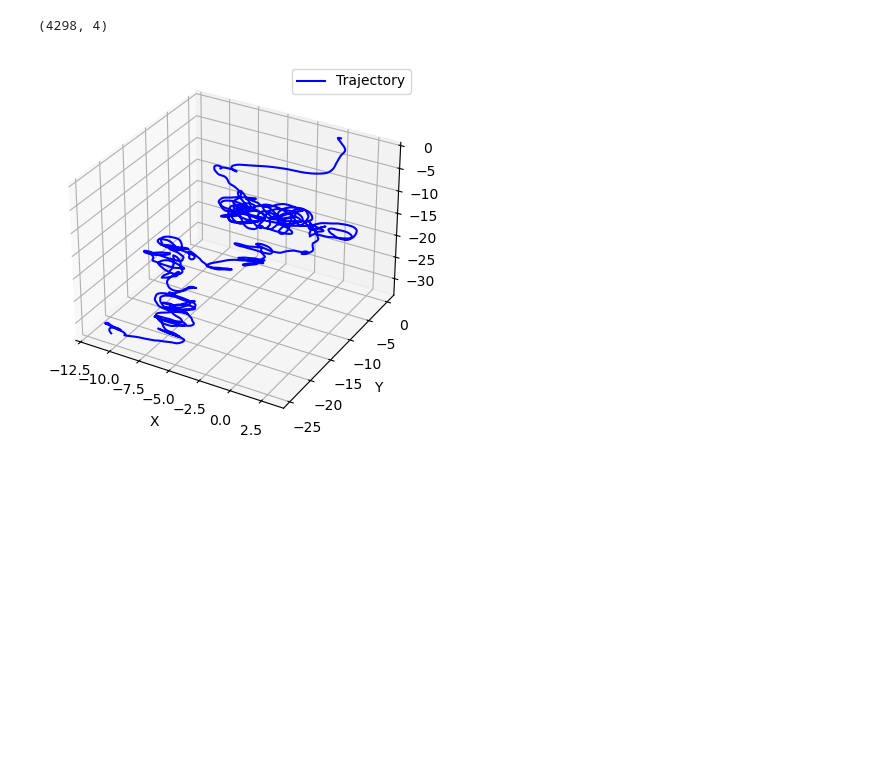
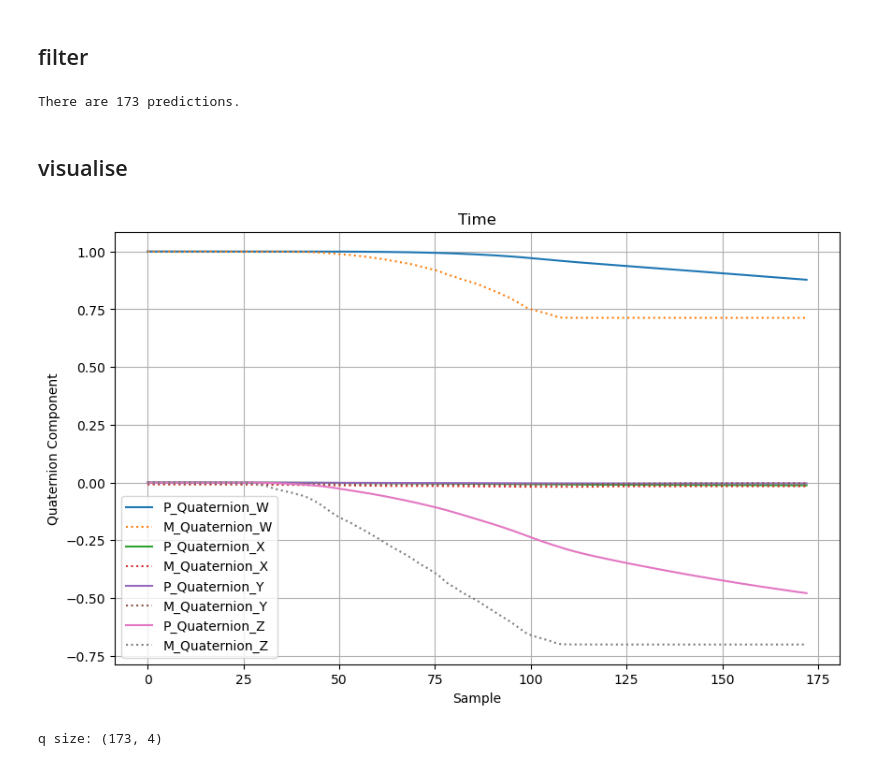
Before and after one commit to kjetteren/RaD_team1_HELIXON, a Jupyter notebook: kalman/ExtendedKalmanFilter.ipynb, the cells around one changed output. Drawn from its saved outputs; the diff is of its cells as text; code cells hidden in the pictures; blank space fills up the shorter version.

```diff
--- a/kalman/ExtendedKalmanFilter.ipynb
+++ b/kalman/ExtendedKalmanFilter.ipynb
@@ -23,10 +384,59 @@ dt = 40
+# %% [markdown]
+## filter
 # %%
-ekf = EKF(gyr=gyr_data, acc=acc_data, mag=mag_data)
-ekf.Q.shape
+ekf = QuaternionEKF()
+n_samples = len(gyr)
+predictions = np.zeros((n_samples, 4))
+
+for i in range(n_samples):
+    state = ekf.process_measurement(gyr[i], acc[i], mag[i], q[i])
+    predictions[i] = state[3:7]
+
+print(f'There are {predictions.shape[0]} predictions.')
 # %% [output]
-(4298, 4)
+There are 173 predictions.
+# %% [markdown]
+## visualise
 # %%
-positions = calculate_positions(ekf.Q.shape[0], ekf.Q)
-plot_predicted_positions(positions)
+plt.figure(figsize=(10, 6))
+plt.plot(predictions[:, 0], label='P_Quaternion_W')
+plt.plot(q[:, 0], label='M_Quaternion_W', linestyle = ':')
+plt.plot(predictions[:, 1], label='P_Quaternion_X')
+plt.plot(q[:, 1], label='M_Quaternion_X', linestyle = ':')
+plt.plot(predictions[:, 2], label='P_Quaternion_Y')
+plt.plot(q[:, 2], label='M_Quaternion_Y', linestyle = ':')
+plt.plot(predictions[:, 3], label='P_Quaternion_Z')
+plt.plot(q[:, 3], label='M_Quaternion_Z', linestyle = ':')
+plt.xlabel('Sample')
+plt.ylabel('Quaternion Component')
+plt.title('Time')
+plt.legend()
+plt.grid()
+plt.show()
 # %% [output]
-[figure, old version]
+[figure, new version]
+# %%
+print(f'q size: {q.shape}')
+
+predicted_roll= np.zeros((n_samples,1))
+predicted_pitch = np.zeros((n_samples,1))
+predicted_yaw = np.zeros((n_samples,1))
+measured_roll = np.zeros((n_samples,1))
+measured_pitch = np.zeros((n_samples,1))
+measured_yaw = np.zeros((n_samples,1))
+
+for i in range(n_samples):
+    m_roll, m_pitch, m_yaw = quaternion_to_euler_angles(q[i])
+    measured_roll[i] = m_roll
+    measured_pitch[i] = m_pitch
+    measured_yaw[i] = m_yaw
+    p_roll, p_pitch, p_yaw = quaternion_to_euler_angles(predictions[i])
+    predicted_roll[i] = p_roll
+    predicted_pitch[i] = p_pitch
+    predicted_yaw[i] = p_yaw
+
+assert measured_roll.shape[0] == n_samples, "Wrong measured_roll data shape"
+assert measured_pitch.shape[0] == n_samples, "Wrong measured_pitch data shape"
+assert measured_yaw.shape[0] == n_samples, "Wrong measured_yaw data shape"
+# %% [output]
+q size: (173, 4)
```
Also changed, not shown: parts of 9 cells of this notebook.
